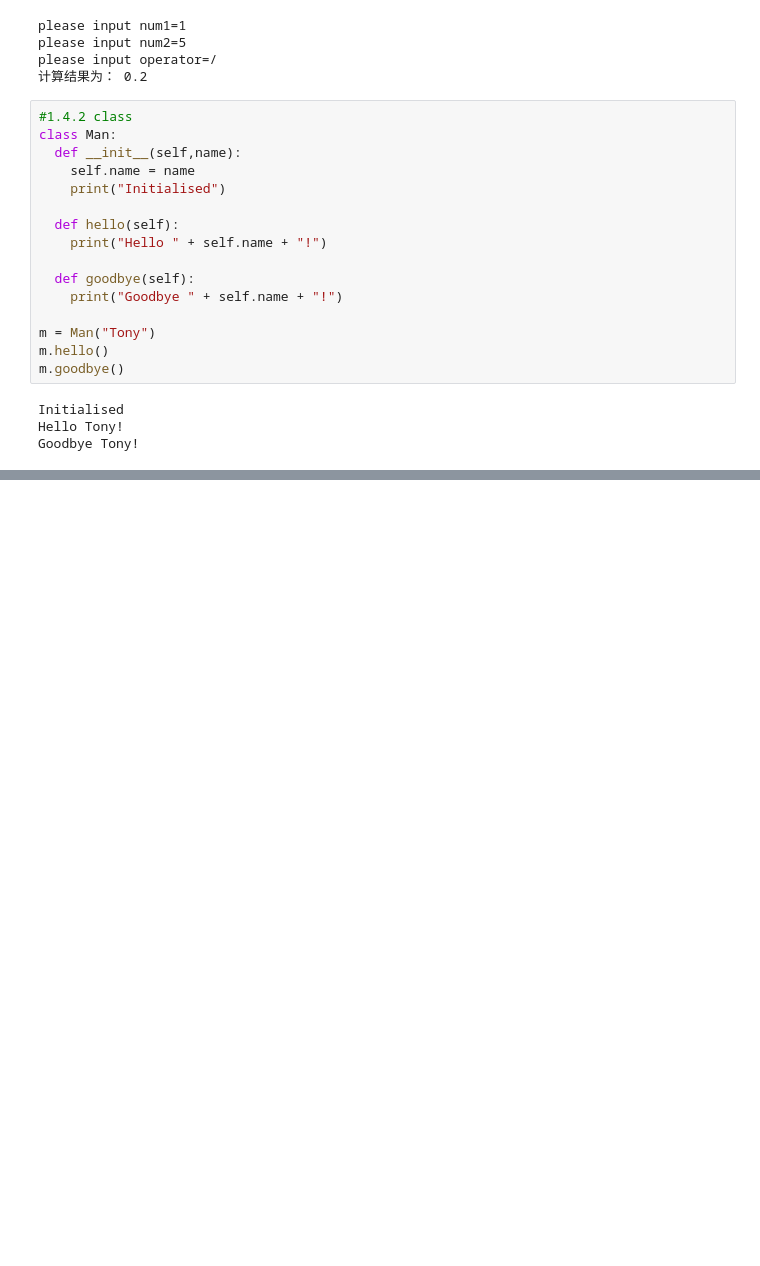
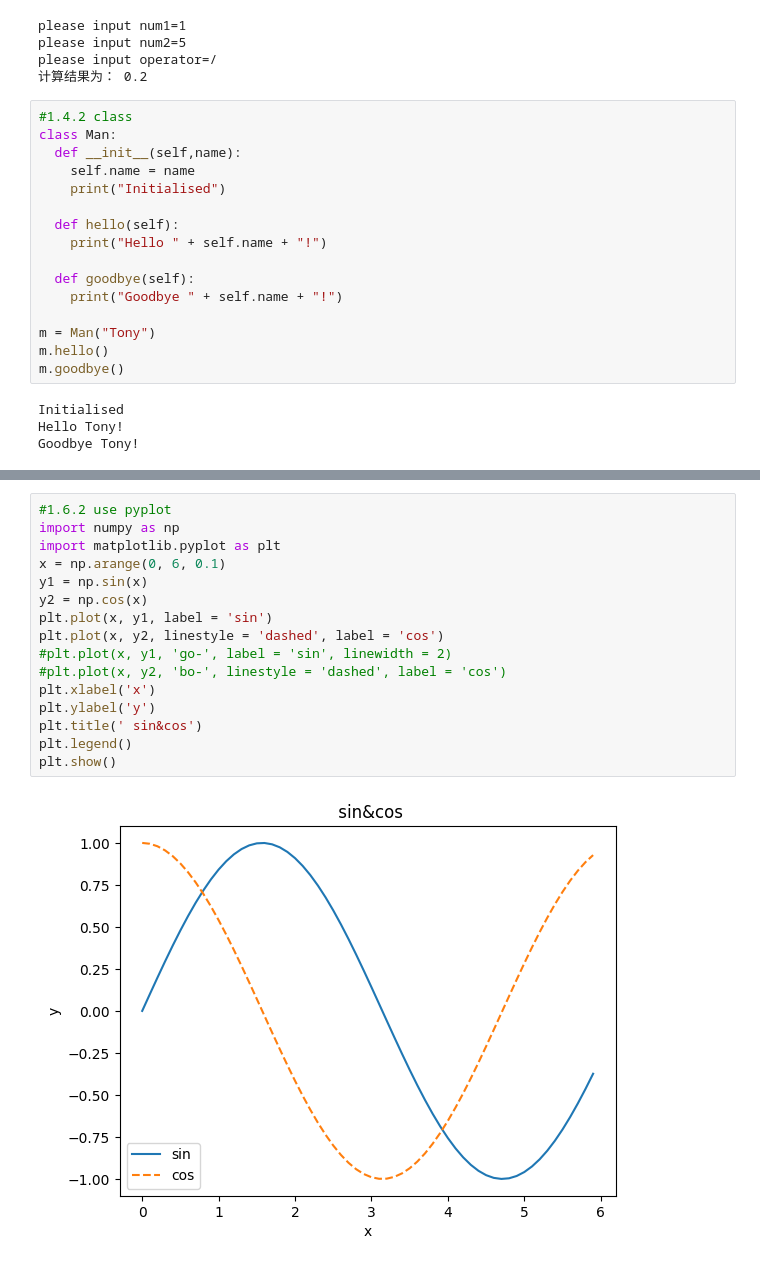
Before and after one commit to zz231008/-deeplearning, a Jupyter notebook: 第１章.ipynb, the cells around one changed output, grey strips where cells are left out. Saved outputs shown, nothing was run; the diff lists cells and outputs as text; blank space fills up the shorter version.

```diff
--- a/第１章.ipynb
+++ b/第１章.ipynb
@@ -185,0 +302,18 @@ print(x)
+# %%
+#1.6.2 use pyplot
+import numpy as np
+import matplotlib.pyplot as plt
+x = np.arange(0, 6, 0.1)
+y1 = np.sin(x)
+y2 = np.cos(x)
+plt.plot(x, y1, label = 'sin')
+plt.plot(x, y2, linestyle = 'dashed', label = 'cos')
+#plt.plot(x, y1, 'go-', label = 'sin', linewidth = 2)
+#plt.plot(x, y2, 'bo-', linestyle = 'dashed', label = 'cos')
+plt.xlabel('x')
+plt.ylabel('y')
+plt.title(' sin&cos')
+plt.legend()
+plt.show()
+# %% [output]
+[figure, added]
```
Also changed, not shown: parts of 23 cells of this notebook.
